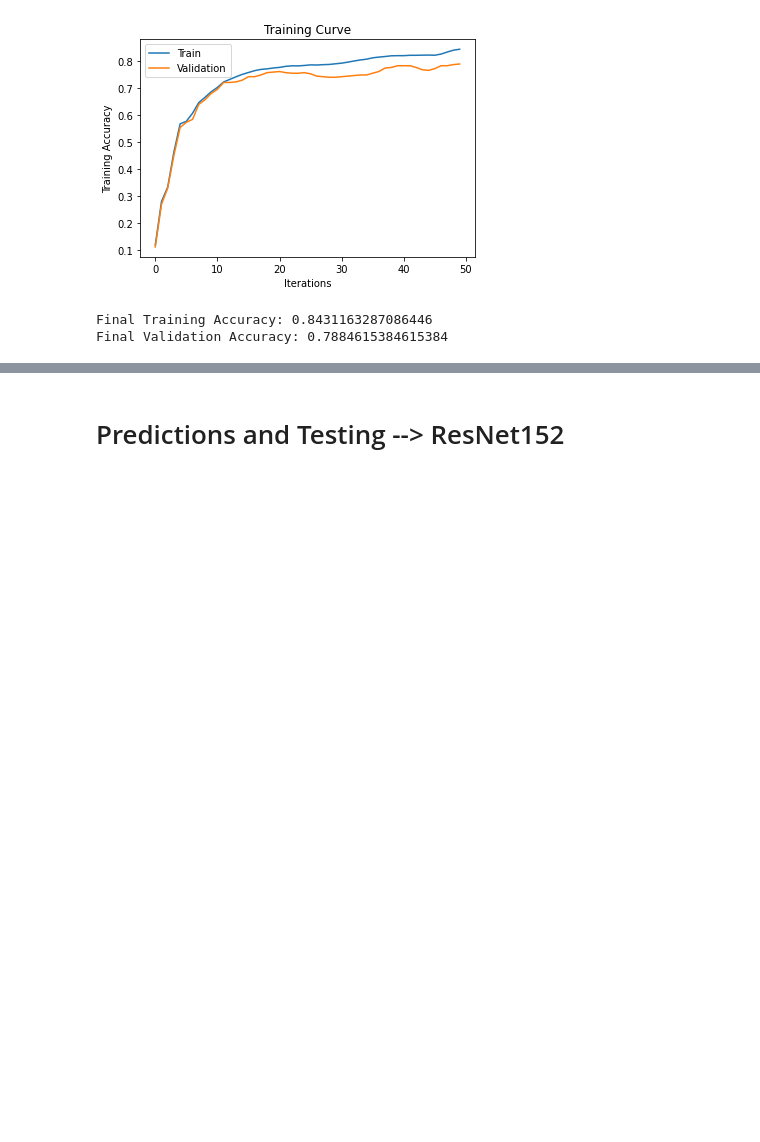
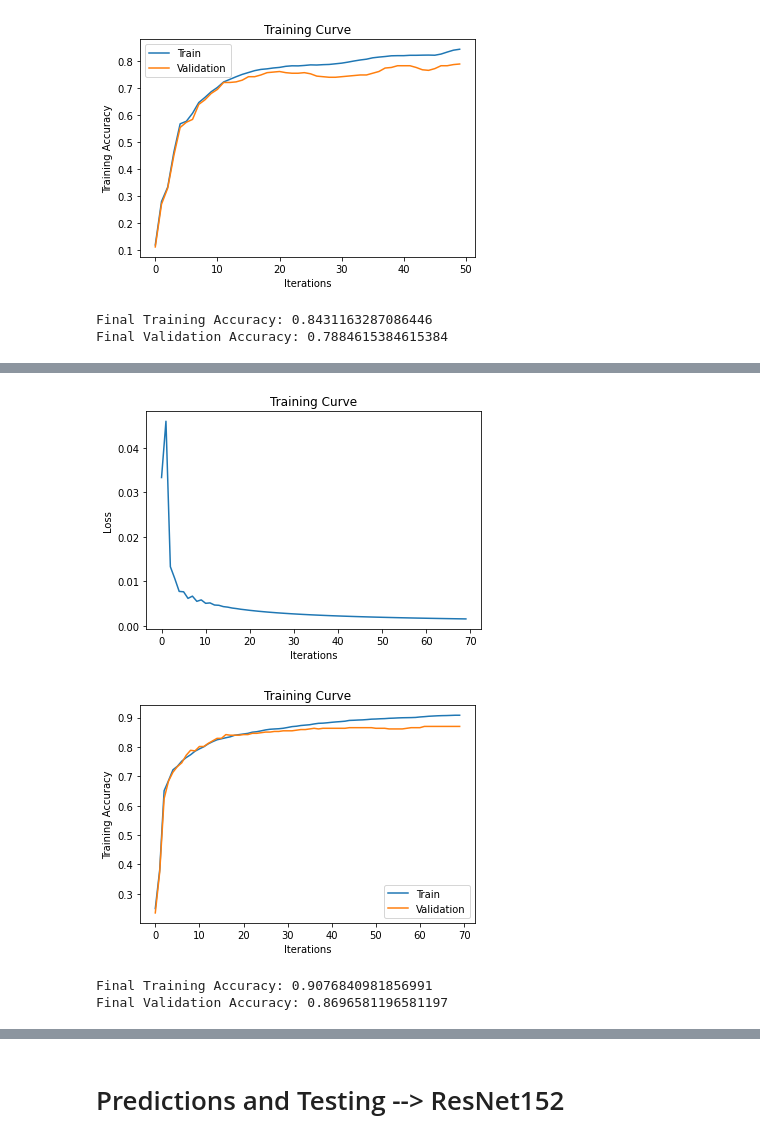
Before and after one commit to rozariot/Waste-Classification-Project, a Jupyter notebook: WasteClassificationProject.ipynb, the cells around one changed output, grey strips where cells are left out. Cells and saved outputs as stored; diff of their text form; code cells hidden in the pictures; blank space fills up the shorter version.

```diff
--- a/WasteClassificationProject.ipynb
+++ b/WasteClassificationProject.ipynb
@@ -714,0 +770,6 @@ Final Validation Accuracy: 0.7884615384615384
+# %%
+resNetClassify_single_fc_3 = Waste_Classifier_One_Linear_Layer(name="fc_Res_3", hidden_size=512*1*1)
+if use_cuda and torch.cuda.is_available():
+  resNetClassify_single_fc_3 = resNetClassify_single_fc_3.cuda()
+train(resNetClassify_single_fc_3, feature_train_set, feature_val_set, batch_size=128, num_epochs=70, learning_rate=0.001)
+# %% [output]
@@ -714,0 +793,4 @@ Final Validation Accuracy: 0.7884615384615384
+[figure, added]
+[figure, added]
+Final Training Accuracy: 0.9076840981856991
+Final Validation Accuracy: 0.8696581196581197
```
Also changed, not shown: parts of 8 cells of this notebook.
